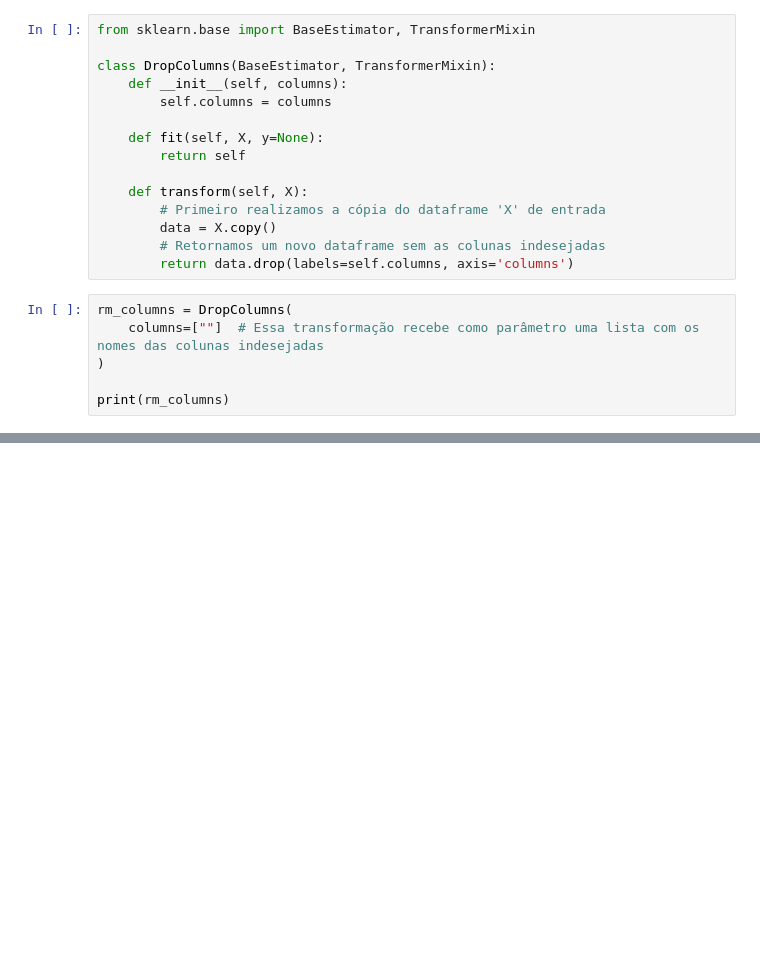
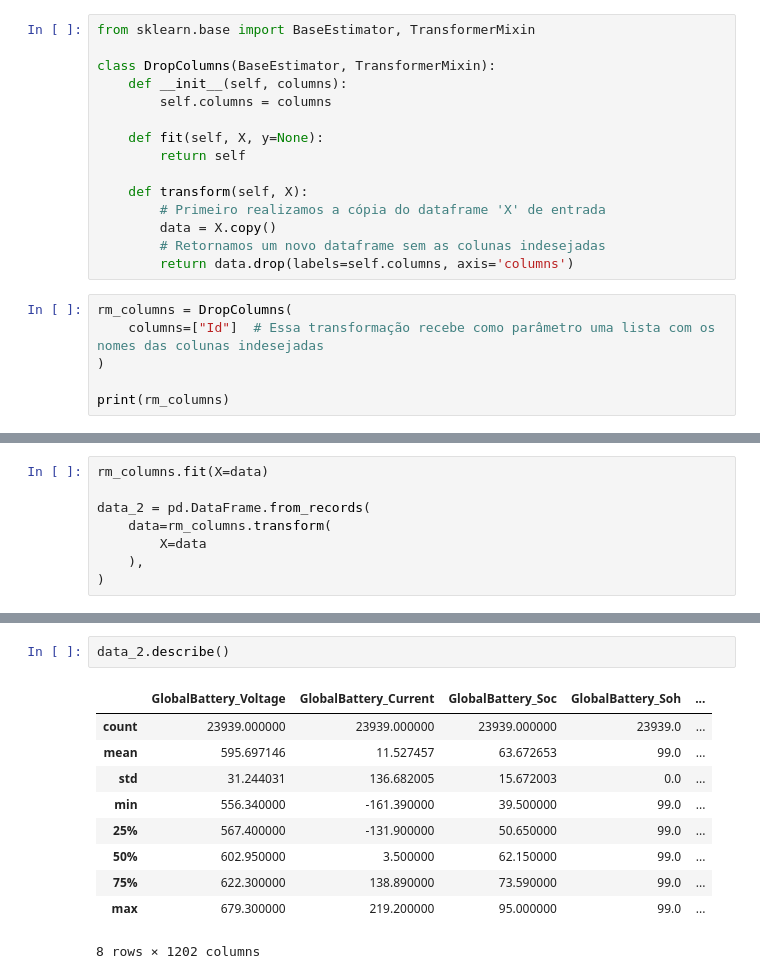
Before and after one commit to alefecrz/Data-Mining, a Jupyter notebook: src/server.ipynb, the cells around one changed output, grey strips where cells are left out. Drawn from its saved outputs; the diff is of its cells as text; blank space fills up the shorter version.

```diff
--- a/src/server.ipynb
+++ b/src/server.ipynb
@@ -66,7 +31,7 @@ class DropColumns(BaseEstimator, TransformerMixin):
         return data.drop(labels=self.columns, axis='columns')
 # %%
 rm_columns = DropColumns(
-    columns=[""]  # Essa transformação recebe como parâmetro uma lista com os nomes das colunas indesejadas
+    columns=["Id"]  # Essa transformação recebe como parâmetro uma lista com os nomes das colunas indesejadas
 )
 
 print(rm_columns)
@@ -72,0 +40,8 @@ print(rm_columns)
+# %%
+rm_columns.fit(X=data)
+
+data_2 = pd.DataFrame.from_records(
+    data=rm_columns.transform(
+        X=data
+    ),
+)
@@ -72,0 +83,13 @@ print(rm_columns)
+# %%
+data_2.describe()
+# %% [output]
+|  | GlobalBattery_Voltage | GlobalBattery_Current | GlobalBattery_Soc | GlobalBattery_Soh | ... |
+| count | 23939.000000 | 23939.000000 | 23939.000000 | 23939.0 | ... |
+| mean | 595.697146 | 11.527457 | 63.672653 | 99.0 | ... |
+| std | 31.244031 | 136.682005 | 15.672003 | 0.0 | ... |
+| min | 556.340000 | -161.390000 | 39.500000 | 99.0 | ... |
+| 25% | 567.400000 | -131.900000 | 50.650000 | 99.0 | ... |
+| 50% | 602.950000 | 3.500000 | 62.150000 | 99.0 | ... |
+| 75% | 622.300000 | 138.890000 | 73.590000 | 99.0 | ... |
+| max | 679.300000 | 219.200000 | 95.000000 | 99.0 | ... |
+8 rows × 1202 columns
```
Also changed, not shown: parts of 8 cells of this notebook, 1 other file.
